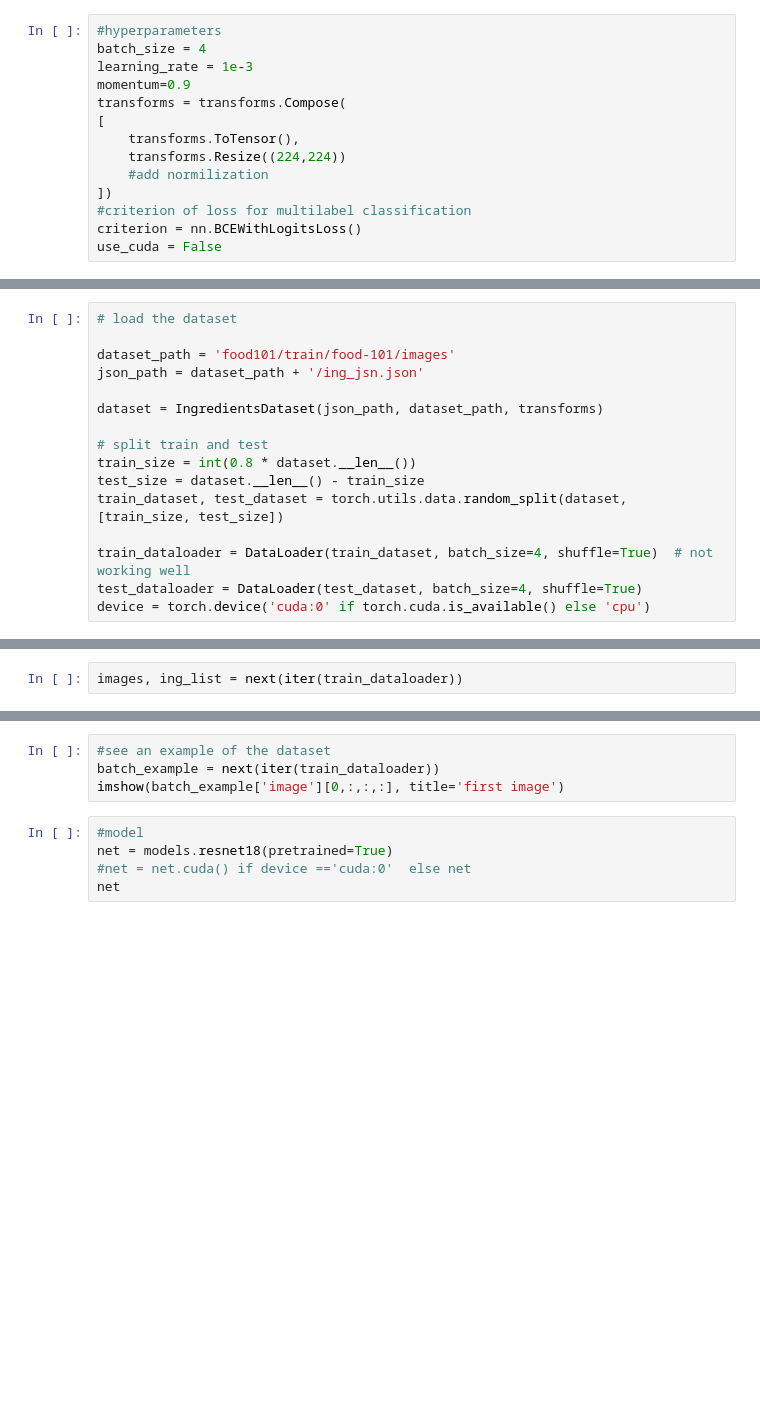
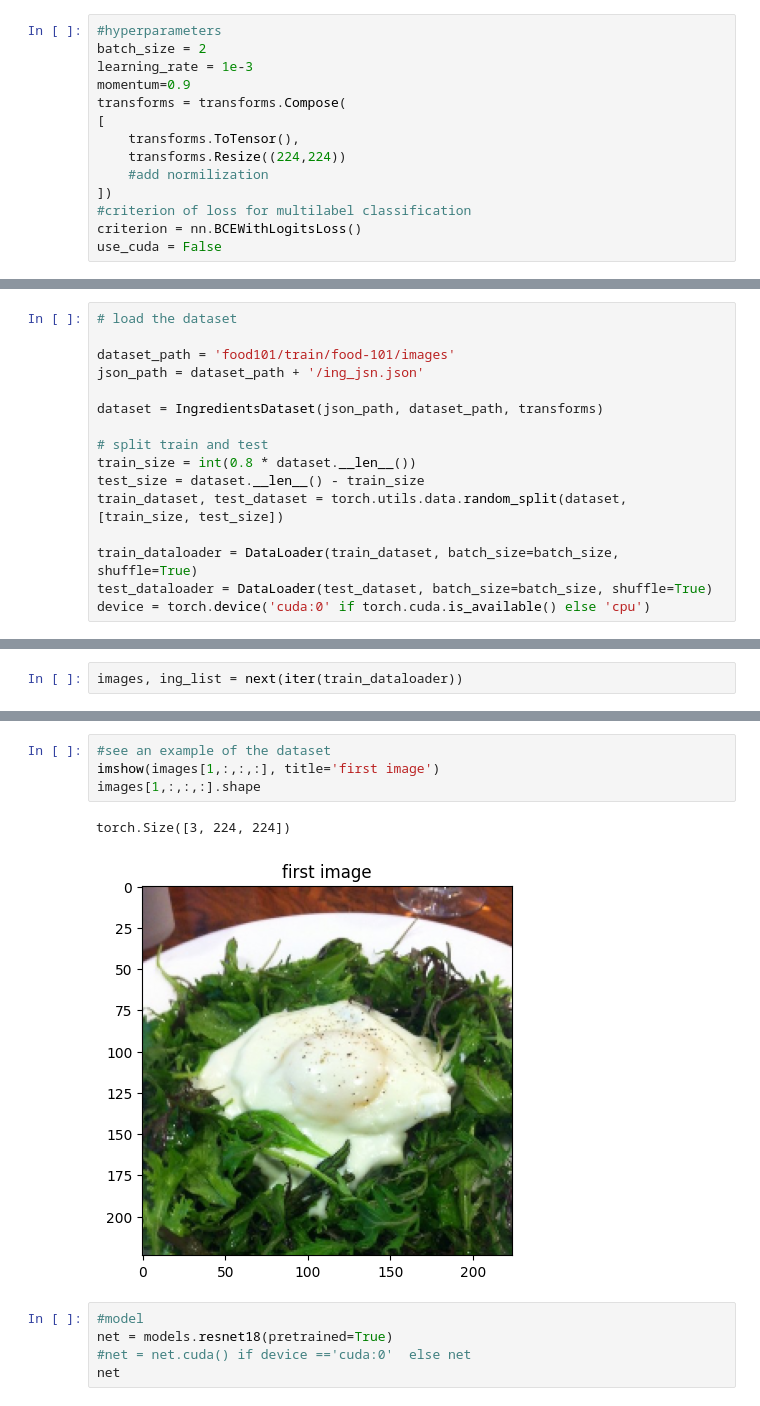
Before and after one commit to KhaBetty/CLIPyourFood, a Jupyter notebook: resnet18_train.ipynb, the cells around one changed output, grey strips where cells are left out. Cells and saved outputs as stored; diff of their text form; blank space fills up the shorter version.

```diff
--- a/resnet18_train.ipynb
+++ b/resnet18_train.ipynb
@@ -22,6 +23,6 @@ num_classes = 3
 # %%
 #hyperparameters
-batch_size = 4
+batch_size = 2
 learning_rate = 1e-3
 momentum=0.9
 transforms = transforms.Compose(
@@ -50,8 +51,8 @@ train_size = int(0.8 * dataset.__len__())
 test_size = dataset.__len__() - train_size
 train_dataset, test_dataset = torch.utils.data.random_split(dataset, [train_size, test_size])
 
-train_dataloader = DataLoader(train_dataset, batch_size=4, shuffle=True)  # not working well
-test_dataloader = DataLoader(test_dataset, batch_size=4, shuffle=True)
+train_dataloader = DataLoader(train_dataset, batch_size=batch_size, shuffle=True)
+test_dataloader = DataLoader(test_dataset, batch_size=batch_size, shuffle=True)
 device = torch.device('cuda:0' if torch.cuda.is_available() else 'cpu')
 # %%
 def imshow(inp, title=None):
@@ -78,7 +94,10 @@ images, ing_list = next(iter(train_dataloader))
 # %%
 #see an example of the dataset
-batch_example = next(iter(train_dataloader))
-imshow(batch_example['image'][0,:,:,:], title='first image')
+imshow(images[1,:,:,:], title='first image')
+images[1,:,:,:].shape
+# %% [output]
+torch.Size([3, 224, 224])
+[figure, added]
 # %%
 #model
 net = models.resnet18(pretrained=True)
```
Also changed, not shown: parts of 4 cells of this notebook, 9 other files.
